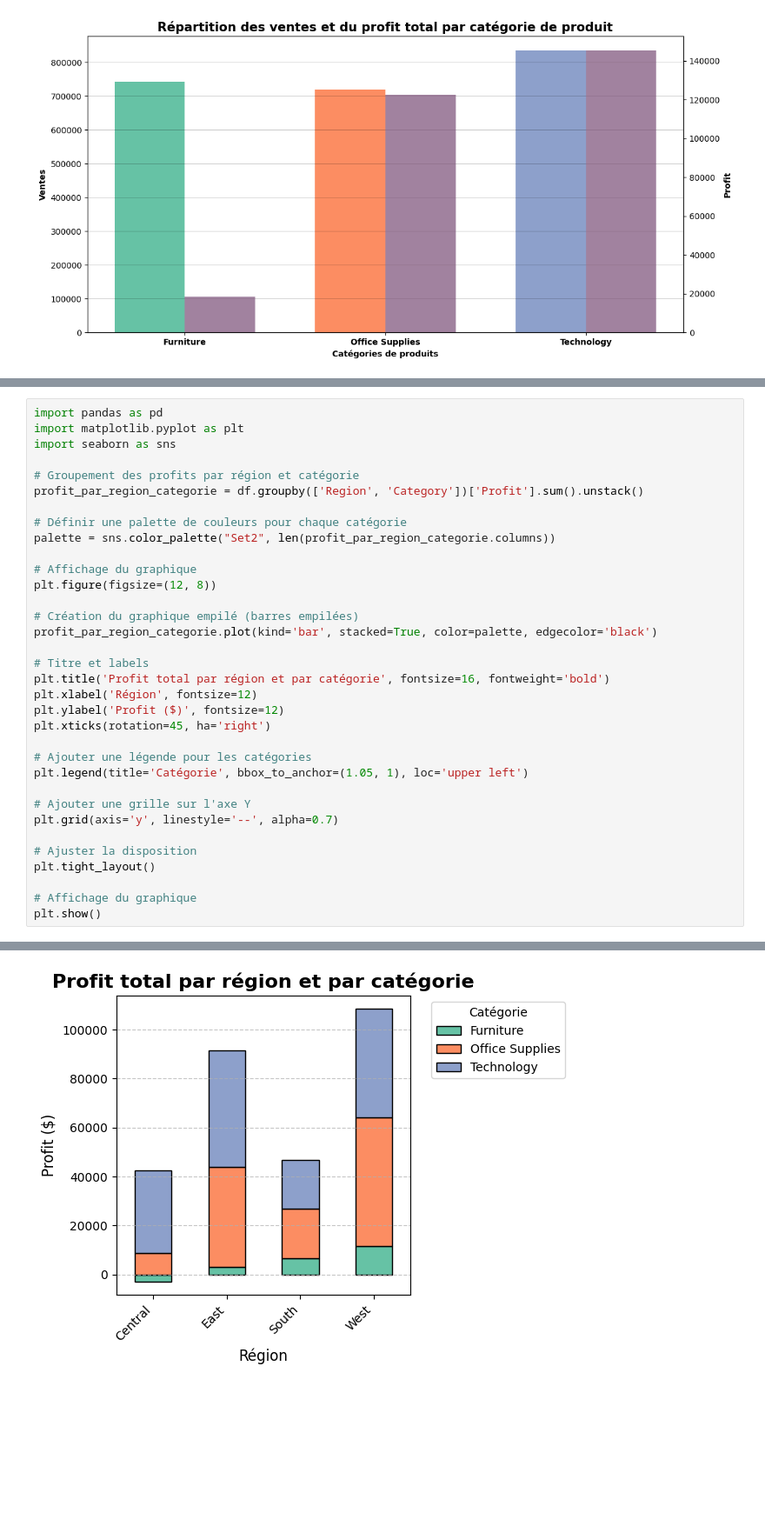
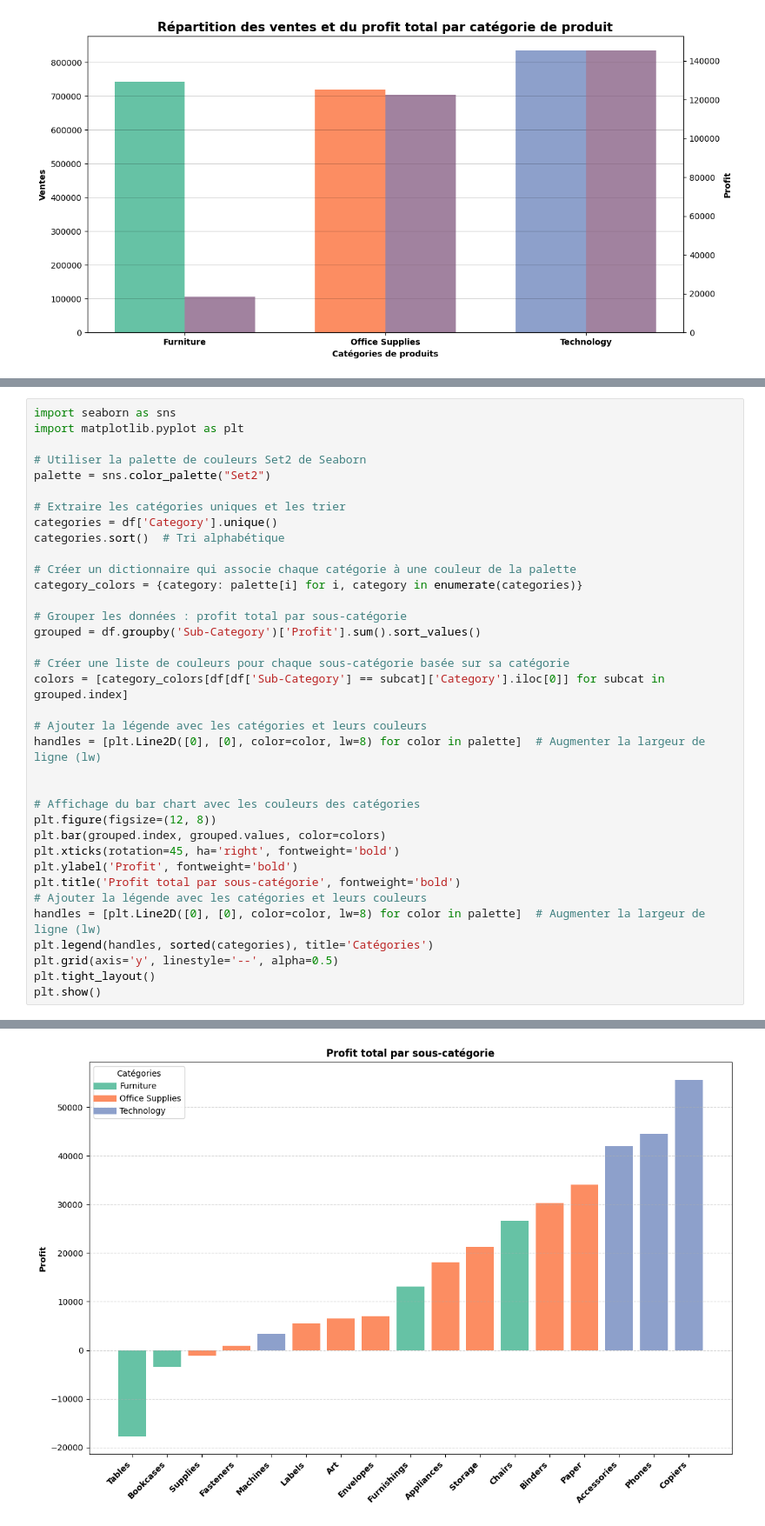
Before and after one commit to SylvainVassr/Data-Analyst-Warmup-Project, a Jupyter notebook: Projet3/Projet3.ipynb, the cells around one changed output, grey strips where cells are left out. Shown at 87% size. Cells and saved outputs as stored; diff of their text form; blank space fills up the shorter version.

```diff
--- a/Projet3/Projet3.ipynb
+++ b/Projet3/Projet3.ipynb
@@ -590,35 +503,37 @@ plt.show()
 # %%
-import pandas as pd
+import seaborn as sns
 import matplotlib.pyplot as plt
-import seaborn as sns
 
-# Groupement des profits par région et catégorie
-profit_par_region_categorie = df.groupby(['Region', 'Category'])['Profit'].sum().unstack()
+# Utiliser la palette de couleurs Set2 de Seaborn
+palette = sns.color_palette("Set2")
 
-# Définir une palette de couleurs pour chaque catégorie
-palette = sns.color_palette("Set2", len(profit_par_region_categorie.columns))
+# Extraire les catégories uniques et les trier
+categories = df['Category'].unique()
+categories.sort()  # Tri alphabétique
 
-# Affichage du graphique
+# Créer un dictionnaire qui associe chaque catégorie à une couleur de la palette
+category_colors = {category: palette[i] for i, category in enumerate(categories)}
+
+# Grouper les données : profit total par sous-catégorie
+grouped = df.groupby('Sub-Category')['Profit'].sum().sort_values()
+
+# Créer une liste de couleurs pour chaque sous-catégorie basée sur sa catégorie
+colors = [category_colors[df[df['Sub-Category'] == subcat]['Category'].iloc[0]] for subcat in grouped.index]
+
+# Ajouter la légende avec les catégories et leurs couleurs
+handles = [plt.Line2D([0], [0], color=color, lw=8) for color in palette]  # Augmenter la largeur de ligne (lw)
+
+
+# Affichage du bar chart avec les couleurs des catégories
 plt.figure(figsize=(12, 8))
-
-# Création du graphique empilé (barres empilées)
-profit_par_region_categorie.plot(kind='bar', stacked=True, color=palette, edgecolor='black')
-
-# Titre et labels
-plt.title('Profit total par région et par catégorie', fontsize=16, fontweight='bold')
-plt.xlabel('Région', fontsize=12)
-plt.ylabel('Profit ($)', fontsize=12)
-plt.xticks(rotation=45, ha='right')
-
-# Ajouter une légende pour les catégories
-plt.legend(title='Catégorie', bbox_to_anchor=(1.05, 1), loc='upper left')
-
-# Ajouter une grille sur l'axe Y
-plt.grid(axis='y', linestyle='--', alpha=0.7)
-
-# Ajuster la disposition
+plt.bar(grouped.index, grouped.values, color=colors)
+plt.xticks(rotation=45, ha='right', fontweight='bold')
+plt.ylabel('Profit', fontweight='bold')
+plt.title('Profit total par sous-catégorie', fontweight='bold')
+# Ajouter la légende avec les catégories et leurs couleurs
+handles = [plt.Line2D([0], [0], color=color, lw=8) for color in palette]  # Augmenter la largeur de ligne (lw)
+plt.legend(handles, sorted(categories), title='Catégories')
+plt.grid(axis='y', linestyle='--', alpha=0.5)
 plt.tight_layout()
-
-# Affichage du graphique
 plt.show()
 # %% [output]
@@ -626 +540 @@ plt.show()
-[figure, old version]
+[figure, new version]
```
Also changed, not shown: parts of 6 cells of this notebook, 1 other file.
